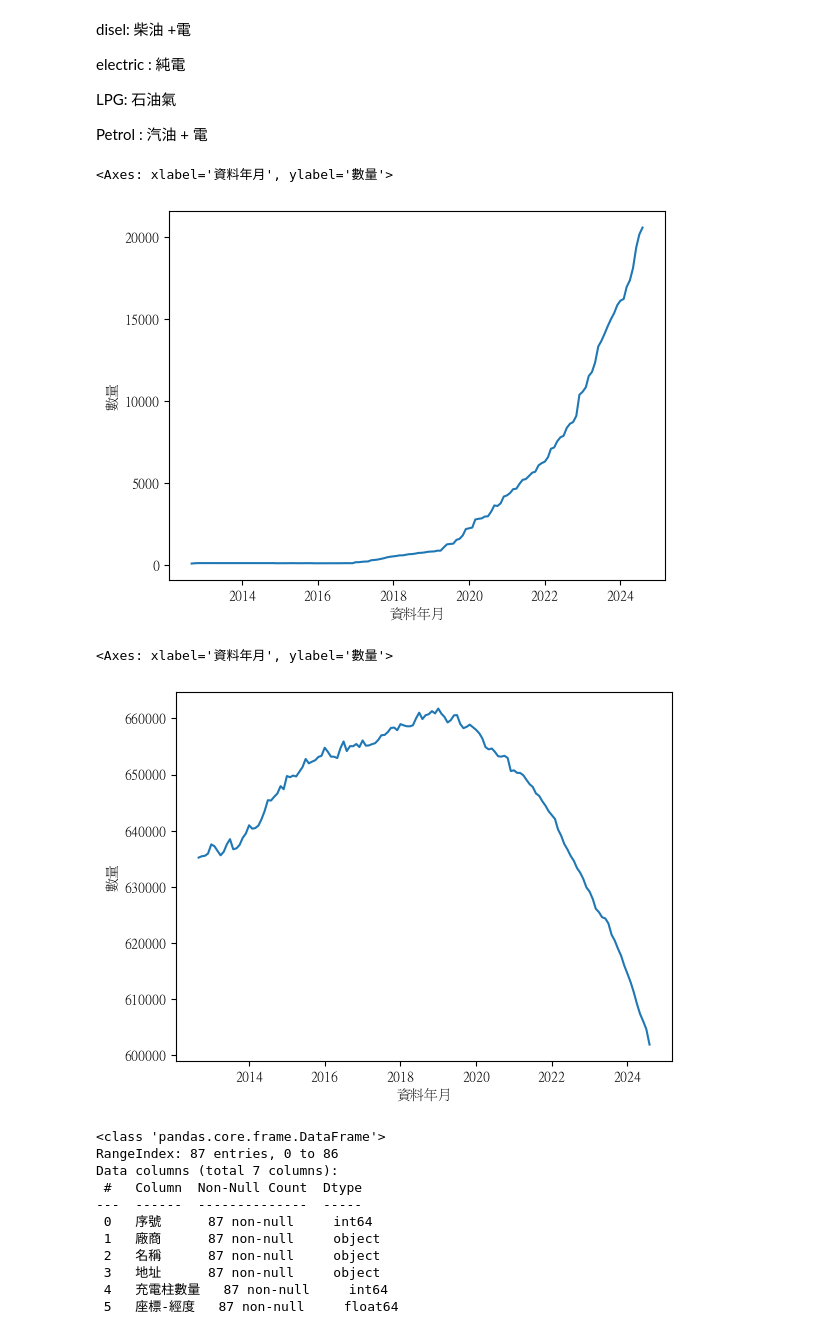
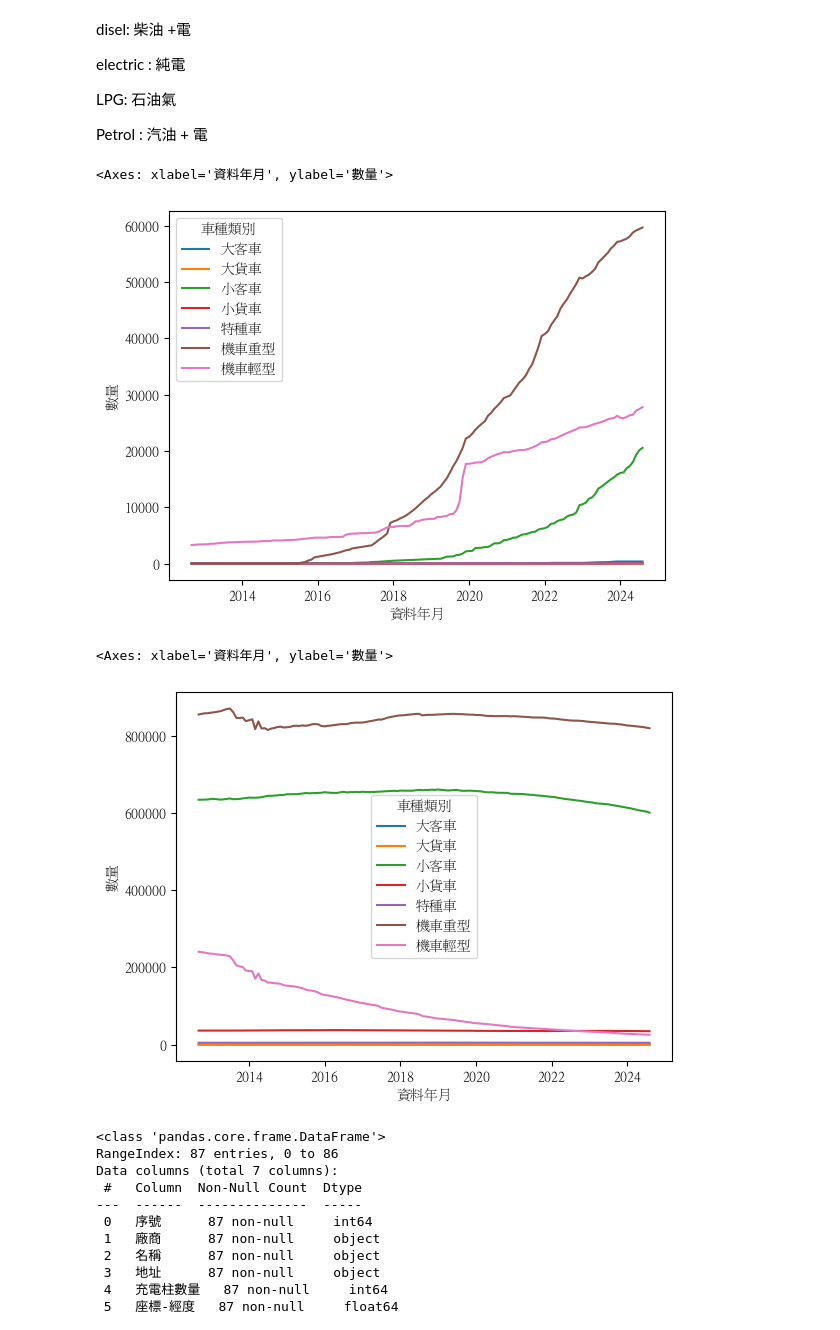
Before and after one commit to lilyleungch/erbscope99, a Jupyter notebook: data_cleansing/data_ploting.ipynb, the cells around one changed output. Drawn from its saved outputs; the diff is of its cells as text; code cells hidden in the pictures.

Commit message:
verify taiwan data

```diff
--- a/data_cleansing/data_ploting.ipynb
+++ b/data_cleansing/data_ploting.ipynb
@@ -178,18 +177,18 @@ LPG: 石油氣
 
 Petrol : 汽油 + 電
 # %%
-taipei_electric_only = taipei_total[(taipei_total.燃料別 == '電能') & (taipei_total['車種類別'] =='小客車')]
-sns.lineplot(data = taipei_electric_only, x = taipei_electric_only.index, y = '數量')
+taipei_electric_only = taipei_total[(taipei_total.燃料別 == '電能')]
+sns.lineplot(data = taipei_electric_only, x = taipei_electric_only.index, y = '數量', hue = '車種類別')
 # %% [output]
 <Axes: xlabel='資料年月', ylabel='數量'>
-[figure, old version]
+[figure, new version]
 # %%
-taipei_petrol = taipei_total[(taipei_total.燃料別 == '汽油')& (taipei_total['車種類別'] =='小客車')]
+taipei_petrol = taipei_total[(taipei_total.燃料別 == '汽油')]
 taipei_petrol.head(20)
-sns.lineplot(data = taipei_petrol, x = taipei_petrol.index, y = '數量')
+sns.lineplot(data = taipei_petrol, x = taipei_petrol.index, y = '數量', hue = '車種類別')
 # %% [output]
 <Axes: xlabel='資料年月', ylabel='數量'>
-[figure, old version]
+[figure, new version]
 # %%
 from haversine import haversine, Unit
 taipei_charger = pd.read_csv('1121218-臺北市營利電動車充電站.csv', encoding = 'Big5')
```
Also changed, not shown: parts of 11 cells of this notebook, 2 other files.
